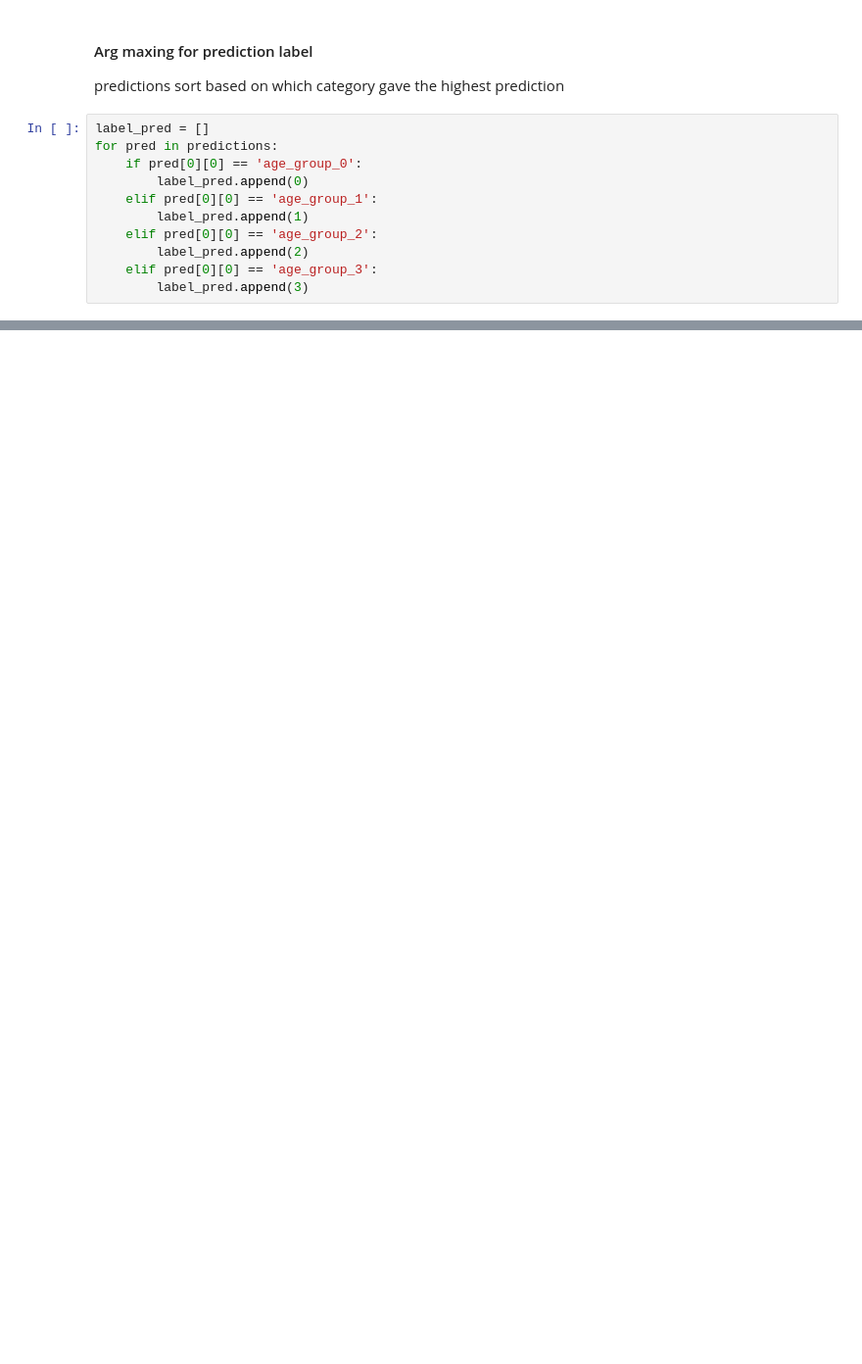
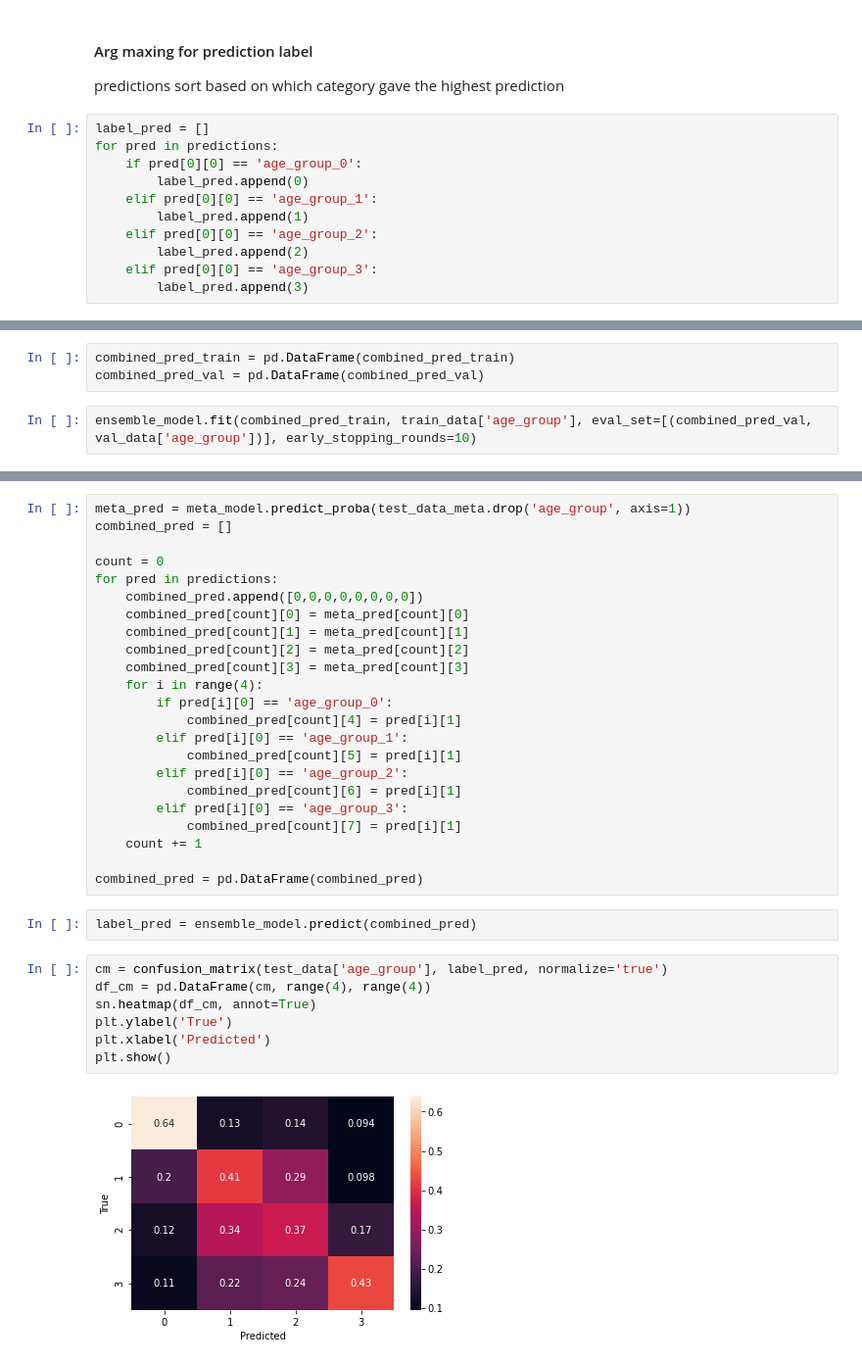
Before and after one commit to davidday99/twitter-data-collector, a Jupyter notebook: models/Brent's Models/multilabel-classification-bert.ipynb, the cells around one changed output, grey strips where cells are left out. Shown: that part at 98% size. Drawn from its saved outputs; the diff is of its cells as text; blank space fills up the shorter version.

```diff
--- a/models/Brent's Models/multilabel-classification-bert.ipynb
+++ b/models/Brent's Models/multilabel-classification-bert.ipynb
@@ -345,0 +453,5 @@ plt.show()
+# %%
+combined_pred_train = pd.DataFrame(combined_pred_train)
+combined_pred_val = pd.DataFrame(combined_pred_val)
+# %%
+ensemble_model.fit(combined_pred_train, train_data['age_group'], eval_set=[(combined_pred_val, val_data['age_group'])], early_stopping_rounds=10)
@@ -345,0 +487,34 @@ plt.show()
+# %%
+meta_pred = meta_model.predict_proba(test_data_meta.drop('age_group', axis=1))
+combined_pred = []
+
+count = 0
+for pred in predictions:
+    combined_pred.append([0,0,0,0,0,0,0,0])
+    combined_pred[count][0] = meta_pred[count][0]
+    combined_pred[count][1] = meta_pred[count][1]
+    combined_pred[count][2] = meta_pred[count][2]
+    combined_pred[count][3] = meta_pred[count][3]
+    for i in range(4):
+        if pred[i][0] == 'age_group_0':
+            combined_pred[count][4] = pred[i][1]
+        elif pred[i][0] == 'age_group_1':
+            combined_pred[count][5] = pred[i][1]
+        elif pred[i][0] == 'age_group_2':
+            combined_pred[count][6] = pred[i][1]
+        elif pred[i][0] == 'age_group_3':
+            combined_pred[count][7] = pred[i][1]
+    count += 1
+
+combined_pred = pd.DataFrame(combined_pred)
+# %%
+label_pred = ensemble_model.predict(combined_pred)
+# %%
+cm = confusion_matrix(test_data['age_group'], label_pred, normalize='true')
+df_cm = pd.DataFrame(cm, range(4), range(4))
+sn.heatmap(df_cm, annot=True)
+plt.ylabel('True')
+plt.xlabel('Predicted')
+plt.show()
+# %% [output]
+[figure, added]
```
Also changed, not shown: parts of 24 cells of this notebook.
